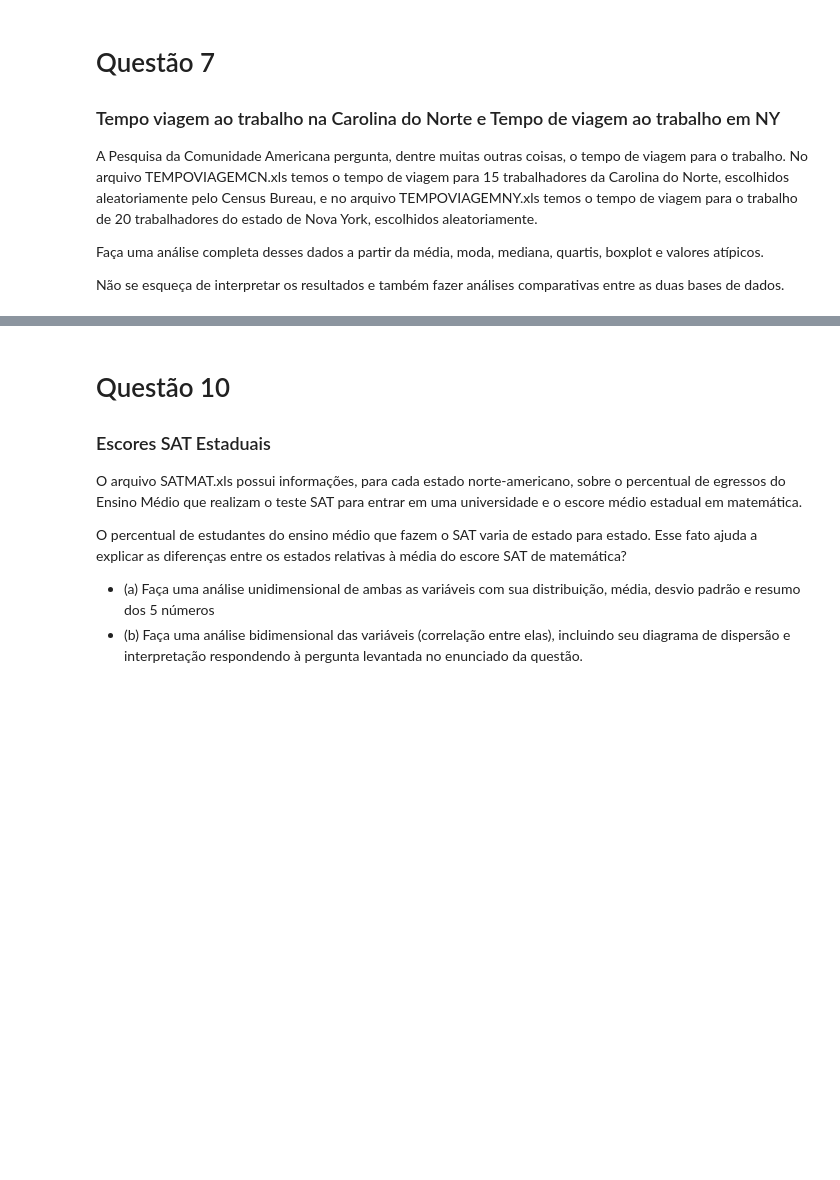
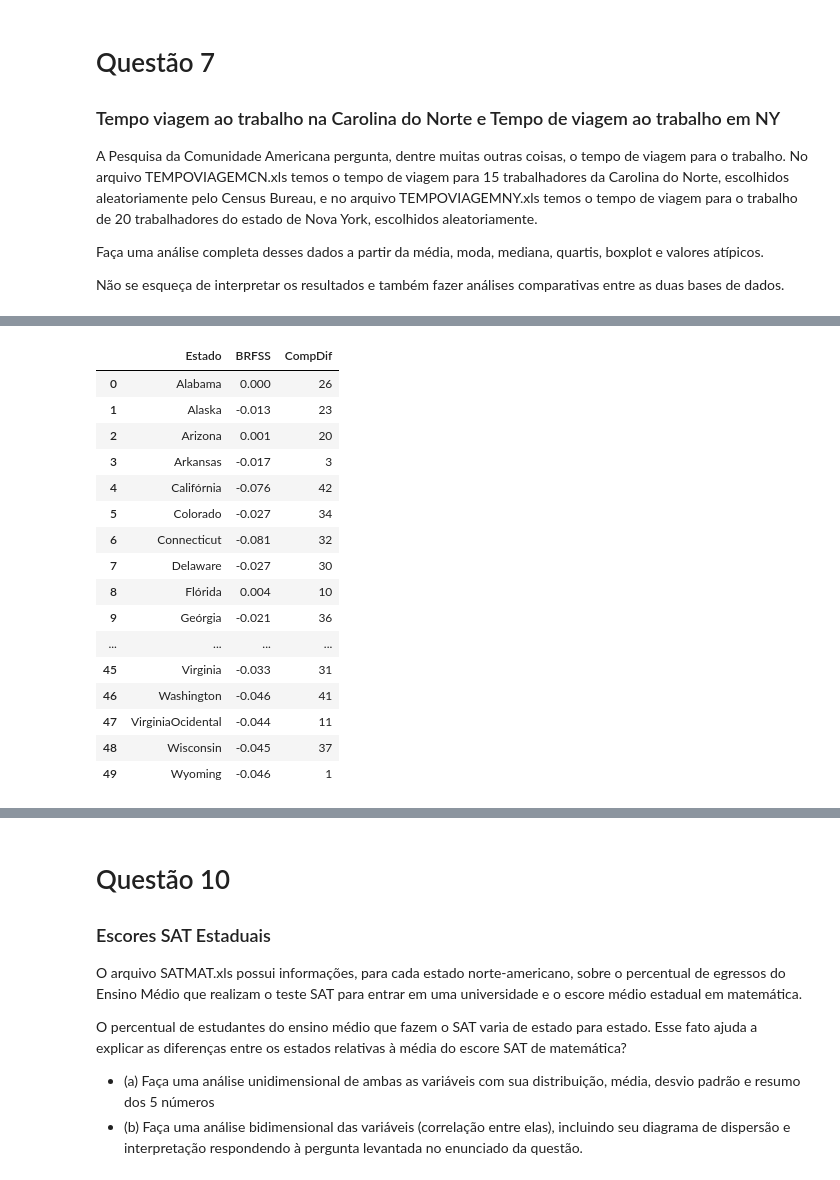
Before and after one commit to juliacereja/MetodosEstatisticos_26.2, a Jupyter notebook: aulas_praticas/15-revisao/Revisão.ipynb, the cells around one changed output, grey strips where cells are left out. Saved outputs shown, nothing was run; the diff lists cells and outputs as text; code cells hidden in the pictures; blank space fills up the shorter version.

```diff
--- a/aulas_praticas/15-revisao/Revisão.ipynb
+++ b/aulas_praticas/15-revisao/Revisão.ipynb
@@ -592,0 +784,22 @@ A medida subjetiva foi o escore médio de questões de satisfação com a vida,
+# %%
+felicidade = pd.read_excel('/Users/leonardorosa/Documents/poly a1/MetodosEstatisticos_26.2/aulas_praticas/15-revisao/FELICIDADE.xls')
+
+felicidade
+# %% [output]
+|  | Estado | BRFSS | CompDif |
+| 0 | Alabama | 0.000 | 26 |
+| 1 | Alaska | -0.013 | 23 |
+| 2 | Arizona | 0.001 | 20 |
+| 3 | Arkansas | -0.017 | 3 |
+| 4 | Califórnia | -0.076 | 42 |
+| 5 | Colorado | -0.027 | 34 |
+| 6 | Connecticut | -0.081 | 32 |
+| 7 | Delaware | -0.027 | 30 |
+| 8 | Flórida | 0.004 | 10 |
+| 9 | Geórgia | -0.021 | 36 |
+| ... | ... | ... | ... |
+| 45 | Virginia | -0.033 | 31 |
+| 46 | Washington | -0.046 | 41 |
+| 47 | VirginiaOcidental | -0.044 | 11 |
+| 48 | Wisconsin | -0.045 | 37 |
+| 49 | Wyoming | -0.046 | 1 |
```
Also changed, not shown: parts of 22 cells of this notebook, 2 other files.
